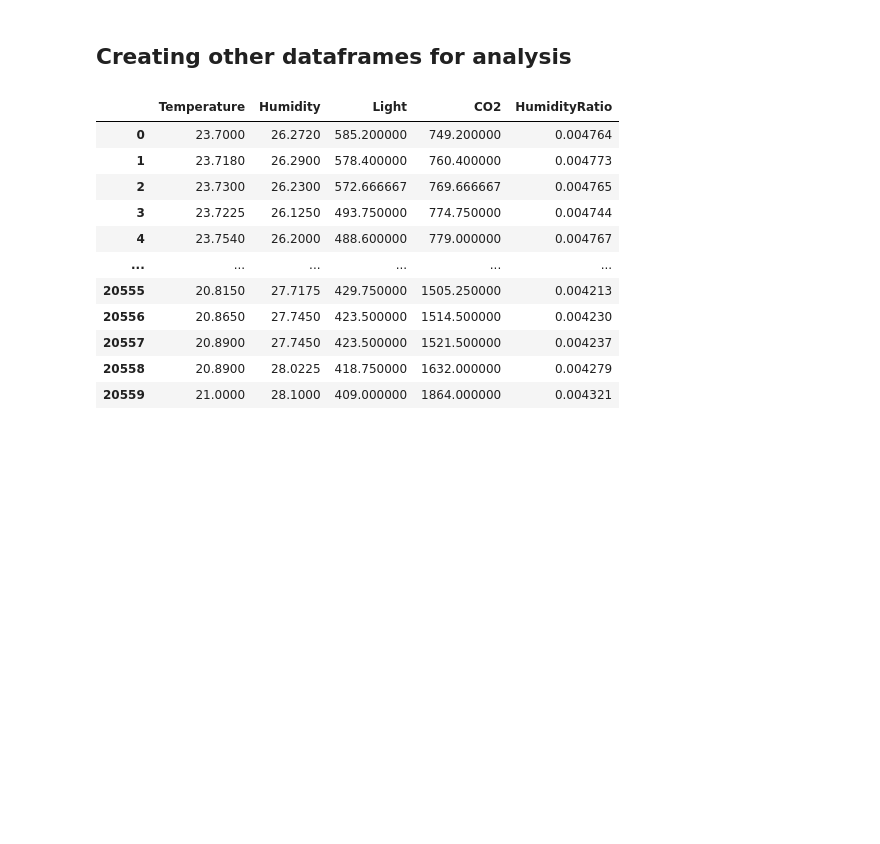
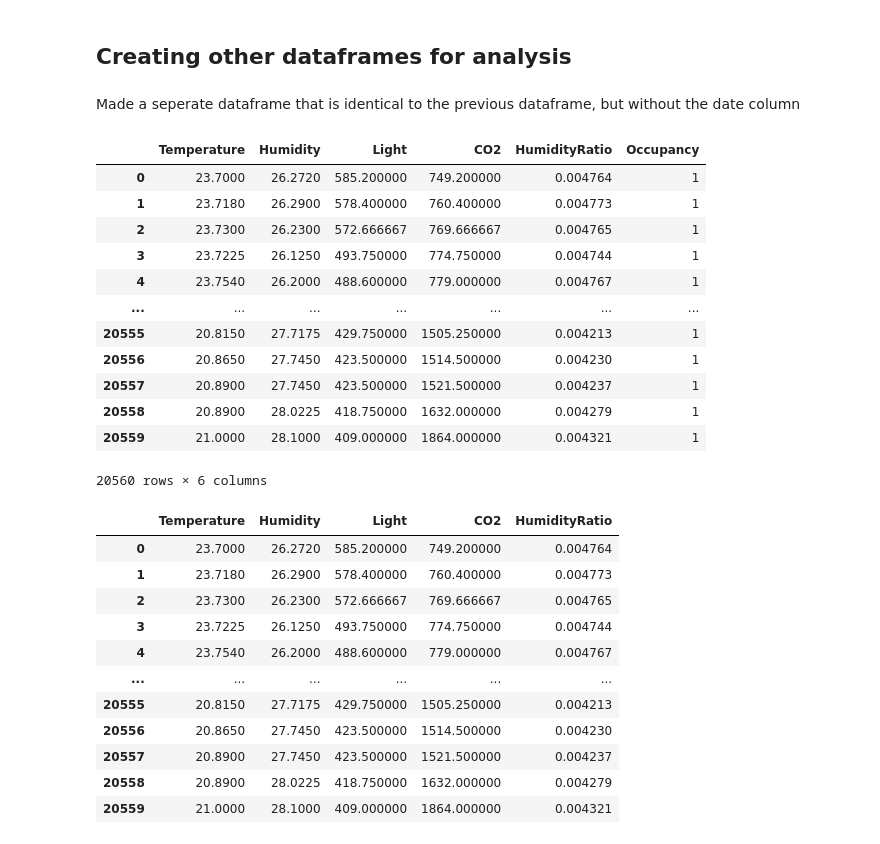
Before and after one commit to JDowBellarmine/DS160_Final_Project_DMB_JDD1, a Jupyter notebook: DS160_Final_Project_DMB_JDD1.ipynb, the cells around one changed output. Drawn from its saved outputs; the diff is of its cells as text; code cells hidden in the pictures; blank space fills up the shorter version.

```diff
--- a/DS160_Final_Project_DMB_JDD1.ipynb
+++ b/DS160_Final_Project_DMB_JDD1.ipynb
@@ -233,8 +196,26 @@ plt.show()
 [figure]
 # %% [markdown]
 ## Creating other dataframes for analysis
+# %% [markdown]
+Made a seperate dataframe that is identical to the previous dataframe, but without the date column
 # %%
 df5=df3[df3.columns[-6:]]
+# %%
+df5
+# %% [output]
+|  | Temperature | Humidity | Light | CO2 | HumidityRatio | Occupancy |
+| 0 | 23.7000 | 26.2720 | 585.200000 | 749.200000 | 0.004764 | 1 |
+| 1 | 23.7180 | 26.2900 | 578.400000 | 760.400000 | 0.004773 | 1 |
+| 2 | 23.7300 | 26.2300 | 572.666667 | 769.666667 | 0.004765 | 1 |
+| 3 | 23.7225 | 26.1250 | 493.750000 | 774.750000 | 0.004744 | 1 |
+| 4 | 23.7540 | 26.2000 | 488.600000 | 779.000000 | 0.004767 | 1 |
+| ... | ... | ... | ... | ... | ... | ... |
+| 20555 | 20.8150 | 27.7175 | 429.750000 | 1505.250000 | 0.004213 | 1 |
+| 20556 | 20.8650 | 27.7450 | 423.500000 | 1514.500000 | 0.004230 | 1 |
+| 20557 | 20.8900 | 27.7450 | 423.500000 | 1521.500000 | 0.004237 | 1 |
+| 20558 | 20.8900 | 28.0225 | 418.750000 | 1632.000000 | 0.004279 | 1 |
+| 20559 | 21.0000 | 28.1000 | 409.000000 | 1864.000000 | 0.004321 | 1 |
+20560 rows × 6 columns
 # %%
 normdf=df5[df5.columns[:5]]
 
```
Also changed, not shown: parts of 87 cells of this notebook.
